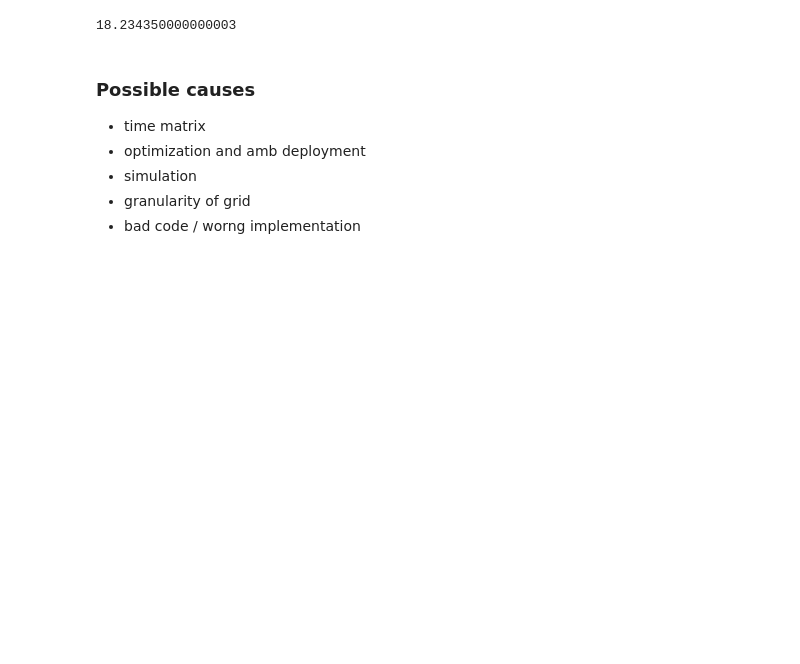
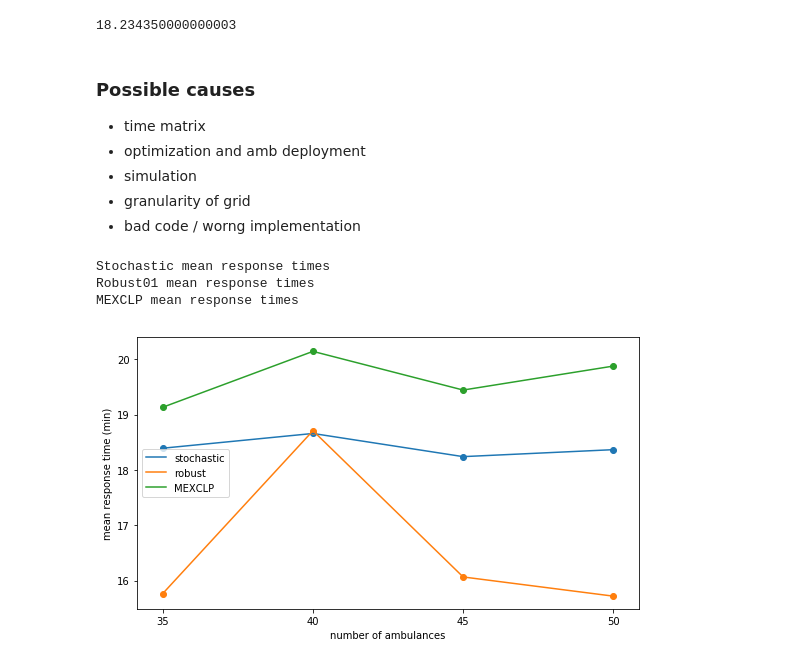
Before and after one commit to joshua-ong/AmbulanceDeployment, a Jupyter notebook: AmbulanceDeployment.jl-legacy/plots/Response_Time_Plots_v4.ipynb, the cells around one changed output. Saved outputs shown, nothing was run; the diff lists cells and outputs as text; code cells hidden in the pictures; blank space fills up the shorter version.

```diff
--- a/AmbulanceDeployment.jl-legacy/plots/Response_Time_Plots_v4.ipynb
+++ b/AmbulanceDeployment.jl-legacy/plots/Response_Time_Plots_v4.ipynb
@@ -422,3 +420,82 @@ print(np.mean(trivial_times) / 60)
 - simulation
 - granularity of grid
 - bad code / worng implementation
+# %%
+# Combined plot to compare two models
+
+def plot_means(data):
+    # Stochastic vs Robust combined
+
+    plt.figure(figsize=(9,5))
+
+    # Stochastic
+    # Stochastic
+    # Stochastic
+    model = 'Stochastic'
+    s_means = np.zeros([2,4])
+    print(model, "mean response times")
+    count = 0
+    for amb_setting in sorted(data[model].keys()):
+
+        # Skip low amb settings
+        if(int(amb_setting) < 35):
+            continue
+        s_means[:,count] = [amb_setting, np.mean(data[model][amb_setting])]
+
+        count = count + 1
+
+    plt.scatter(s_means[0,:],s_means[1,:])
+    plt.plot(s_means[0,:],s_means[1,:])
+
+    # Robust
+    # Robust
+    # Robust
+    model = 'Robust01'
+    r_means = np.zeros([2,4])
+    print(model, "mean response times")
+    count = 0
+    for amb_setting in sorted(data[model].keys()):
+
+        # Skip low amb settings
+        if(int(amb_setting) < 35):
+            continue
+        r_means[:,count] = [amb_setting, np.mean(data[model][amb_setting])]
+
+        count = count + 1
+
+    plt.scatter(r_means[0,:],r_means[1,:])
+    plt.plot(r_means[0,:],r_means[1,:])
+
+    # MEXCLP
+    # MEXCLP
+    # MEXCLP
+    model = 'MEXCLP'
+    m_means = np.zeros([2,4])
+    print(model, "mean response times")
+    count = 0
+    for amb_setting in sorted(data[model].keys()):
+
+        # Skip low amb settings
+        if(int(amb_setting) < 35):
+            continue
+        m_means[:,count] = [amb_setting, np.mean(data[model][amb_setting])]
+
+        count = count + 1
+
+    plt.scatter(m_means[0,:],m_means[1,:])
+    plt.plot(m_means[0,:],m_means[1,:])
+
+    plt.xlabel("number of ambulances")
+    plt.ylabel("mean response time (min)")
+    plt.xticks(np.linspace(35,50, num = 4))
+    plt.legend(("stochastic", "robust", "MEXCLP"))
+    plt.show()
+
+
+
+plot_means(austin_data)
+# %% [output]
+Stochastic mean response times
+Robust01 mean response times
+MEXCLP mean response times
+[figure, added]
```
Also changed, not shown: parts of 8 cells of this notebook, 9 other files.
